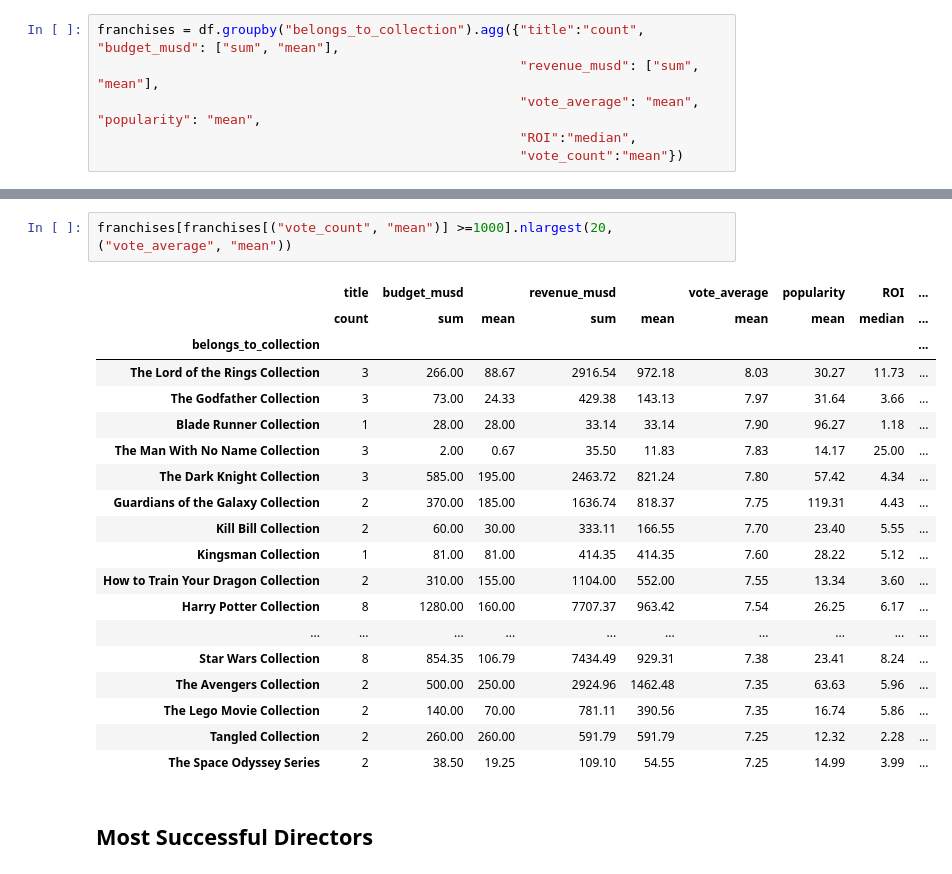
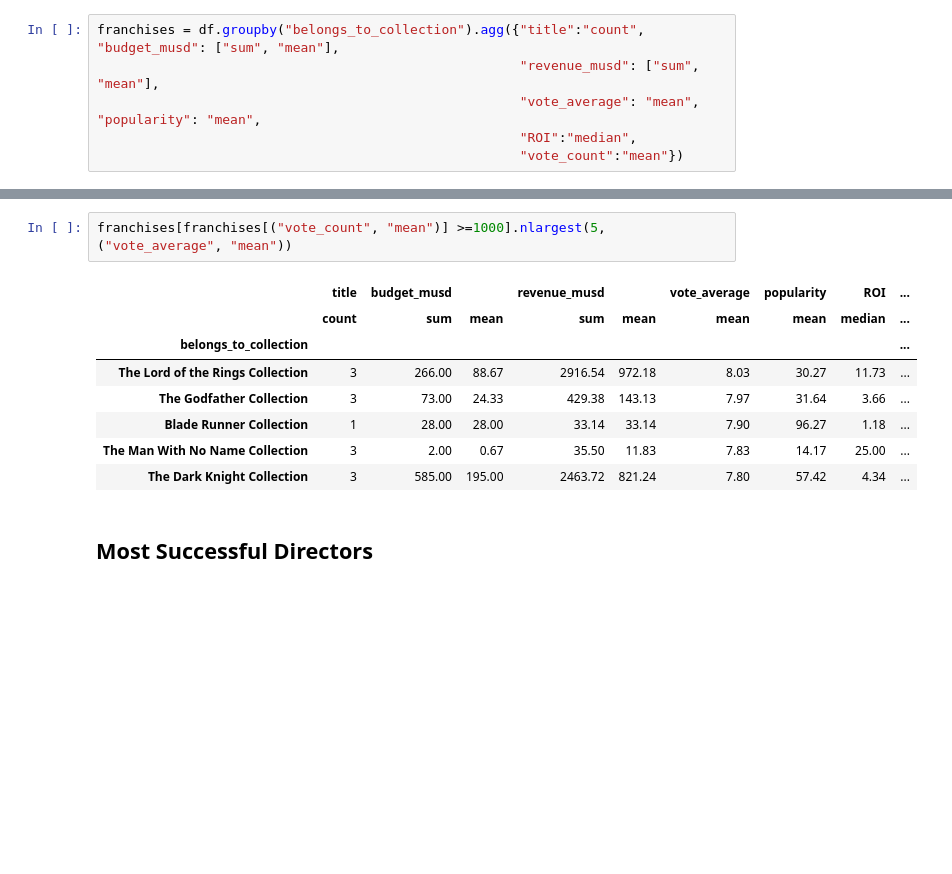
Before and after one commit to mr-emreerturk/data_analysis_projects, a Jupyter notebook: Movies_EDA/Project_01_Explanatory_Analysis_Movies.ipynb, the cells around one changed output, grey strips where cells are left out. Cells and saved outputs as stored; diff of their text form; blank space fills up the shorter version.

```diff
--- a/Movies_EDA/Project_01_Explanatory_Analysis_Movies.ipynb
+++ b/Movies_EDA/Project_01_Explanatory_Analysis_Movies.ipynb
@@ -825,24 +422,13 @@ franchises.nlargest(20, ("budget_musd", "mean"))
 # %%
-franchises[franchises[("vote_count", "mean")] >=1000].nlargest(20, ("vote_average", "mean"))
+franchises[franchises[("vote_count", "mean")] >=1000].nlargest(5, ("vote_average", "mean"))
 # %% [output]
 |  | title | budget_musd |  | revenue_musd |  | vote_average | popularity | ROI | ... |
 |  | count | sum | mean | sum | mean | mean | mean | median | ... |
 | belongs_to_collection |  |  |  |  |  |  |  |  | ... |
 | The Lord of the Rings Collection | 3 | 266.00 | 88.67 | 2916.54 | 972.18 | 8.03 | 30.27 | 11.73 | ... |
 | The Godfather Collection | 3 | 73.00 | 24.33 | 429.38 | 143.13 | 7.97 | 31.64 | 3.66 | ... |
 | Blade Runner Collection | 1 | 28.00 | 28.00 | 33.14 | 33.14 | 7.90 | 96.27 | 1.18 | ... |
 | The Man With No Name Collection | 3 | 2.00 | 0.67 | 35.50 | 11.83 | 7.83 | 14.17 | 25.00 | ... |
 | The Dark Knight Collection | 3 | 585.00 | 195.00 | 2463.72 | 821.24 | 7.80 | 57.42 | 4.34 | ... |
-| Guardians of the Galaxy Collection | 2 | 370.00 | 185.00 | 1636.74 | 818.37 | 7.75 | 119.31 | 4.43 | ... |
-| Kill Bill Collection | 2 | 60.00 | 30.00 | 333.11 | 166.55 | 7.70 | 23.40 | 5.55 | ... |
-| Kingsman Collection | 1 | 81.00 | 81.00 | 414.35 | 414.35 | 7.60 | 28.22 | 5.12 | ... |
-| How to Train Your Dragon Collection | 2 | 310.00 | 155.00 | 1104.00 | 552.00 | 7.55 | 13.34 | 3.60 | ... |
-| Harry Potter Collection | 8 | 1280.00 | 160.00 | 7707.37 | 963.42 | 7.54 | 26.25 | 6.17 | ... |
-| ... | ... | ... | ... | ... | ... | ... | ... | ... | ... |
-| Star Wars Collection | 8 | 854.35 | 106.79 | 7434.49 | 929.31 | 7.38 | 23.41 | 8.24 | ... |
-| The Avengers Collection | 2 | 500.00 | 250.00 | 2924.96 | 1462.48 | 7.35 | 63.63 | 5.96 | ... |
-| The Lego Movie Collection | 2 | 140.00 | 70.00 | 781.11 | 390.56 | 7.35 | 16.74 | 5.86 | ... |
-| Tangled Collection | 2 | 260.00 | 260.00 | 591.79 | 591.79 | 7.25 | 12.32 | 2.28 | ... |
-| The Space Odyssey Series | 2 | 38.50 | 19.25 | 109.10 | 54.55 | 7.25 | 14.99 | 3.99 | ... |
 # %% [markdown]
 ## Most Successful Directors
```
Also changed, not shown: parts of 125 cells of this notebook.
